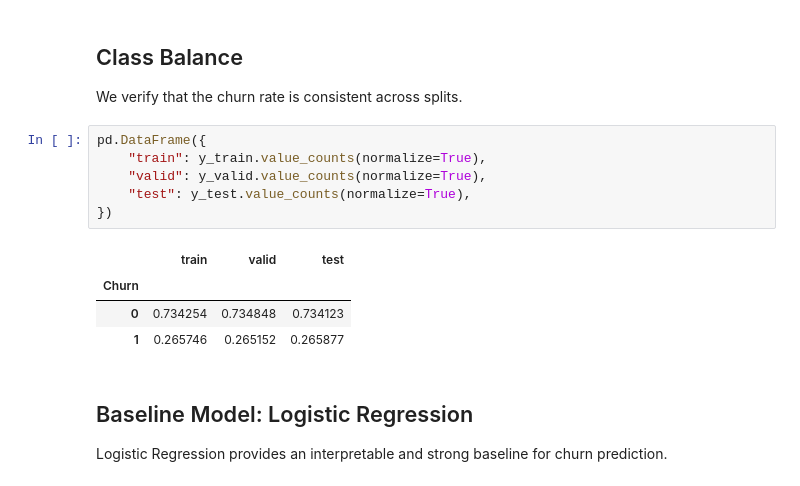
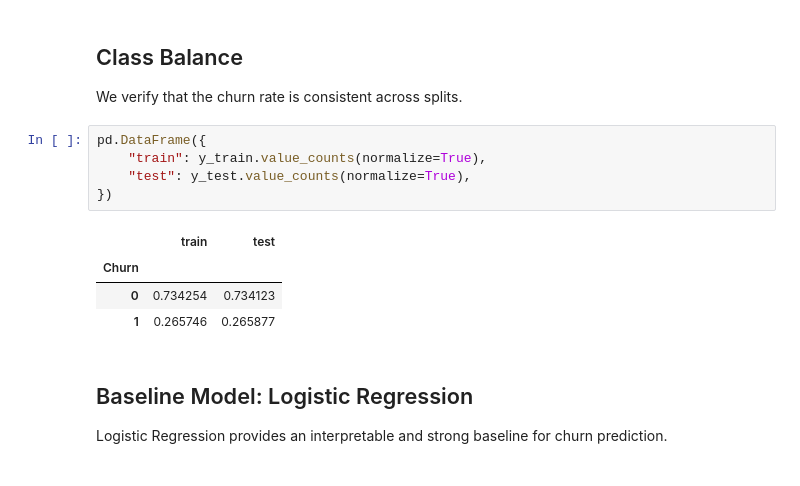
Before and after one commit to Ladan-n/ml-churn-prediction, a Jupyter notebook: notebooks/03_modeling.ipynb, the cells around one changed output. Drawn from its saved outputs; the diff is of its cells as text.

```diff
--- a/notebooks/03_modeling.ipynb
+++ b/notebooks/03_modeling.ipynb
@@ -71,14 +86,13 @@ We verify that the churn rate is consistent across splits.
 # %%
 pd.DataFrame({
     "train": y_train.value_counts(normalize=True),
-    "valid": y_valid.value_counts(normalize=True),
     "test": y_test.value_counts(normalize=True),
 })
 # %% [output]
-|  | train | valid | test |
-| Churn |  |  |  |
-| 0 | 0.734254 | 0.734848 | 0.734123 |
-| 1 | 0.265746 | 0.265152 | 0.265877 |
+|  | train | test |
+| Churn |  |  |
+| 0 | 0.734254 | 0.734123 |
+| 1 | 0.265746 | 0.265877 |
 # %% [markdown]
 ## Baseline Model: Logistic Regression
 
```
Also changed, not shown: parts of 17 cells of this notebook, 1 other file.
